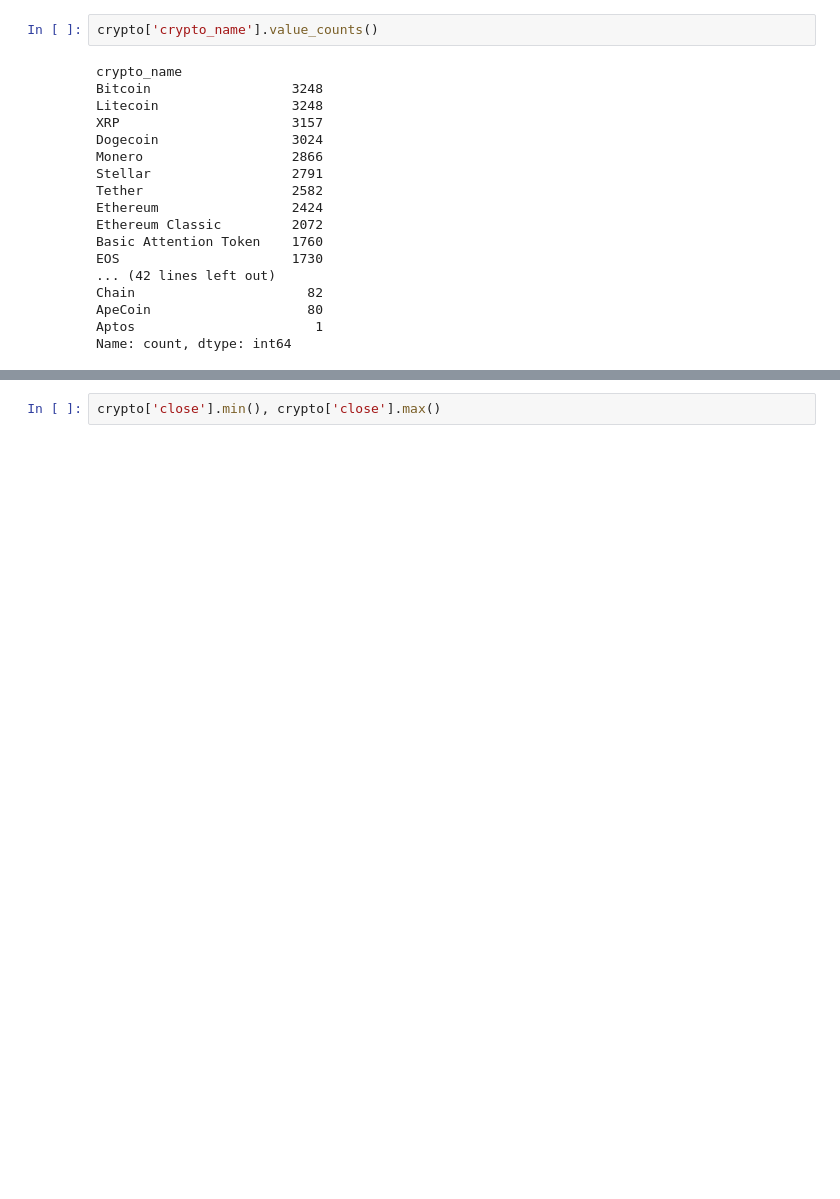
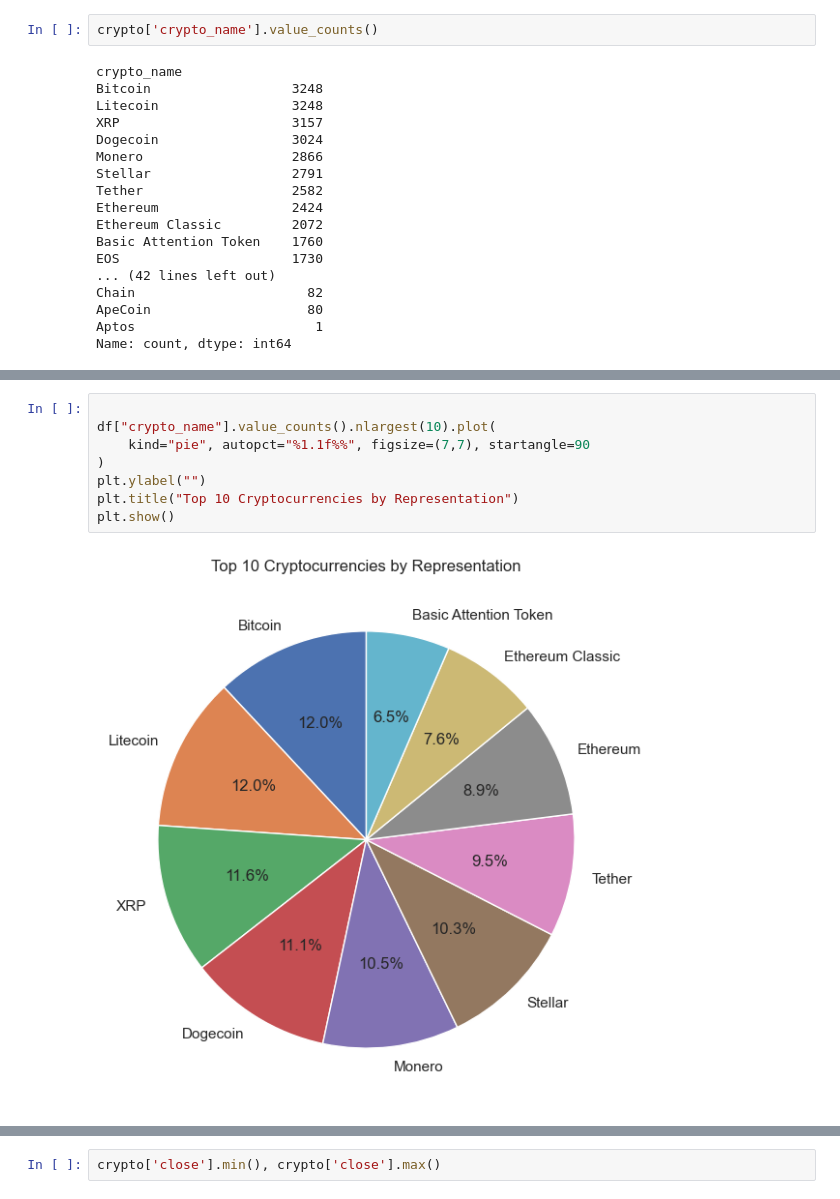
Before and after one commit to fahim-29/crypto_volatility_project, a Jupyter notebook: notebooks/01_EDA_CryptoVolatility.ipynb, the cells around one changed output, grey strips where cells are left out. Saved outputs shown, nothing was run; the diff lists cells and outputs as text; blank space fills up the shorter version.

```diff
--- a/notebooks/01_EDA_CryptoVolatility.ipynb
+++ b/notebooks/01_EDA_CryptoVolatility.ipynb
@@ -141,0 +255,10 @@ Name: count, dtype: int64
+# %%
+
+df["crypto_name"].value_counts().nlargest(10).plot(
+    kind="pie", autopct="%1.1f%%", figsize=(7,7), startangle=90
+)
+plt.ylabel("")
+plt.title("Top 10 Cryptocurrencies by Representation")
+plt.show()
+# %% [output]
+[figure, added]
```
Also changed, not shown: parts of 33 cells of this notebook, 12 other files.
